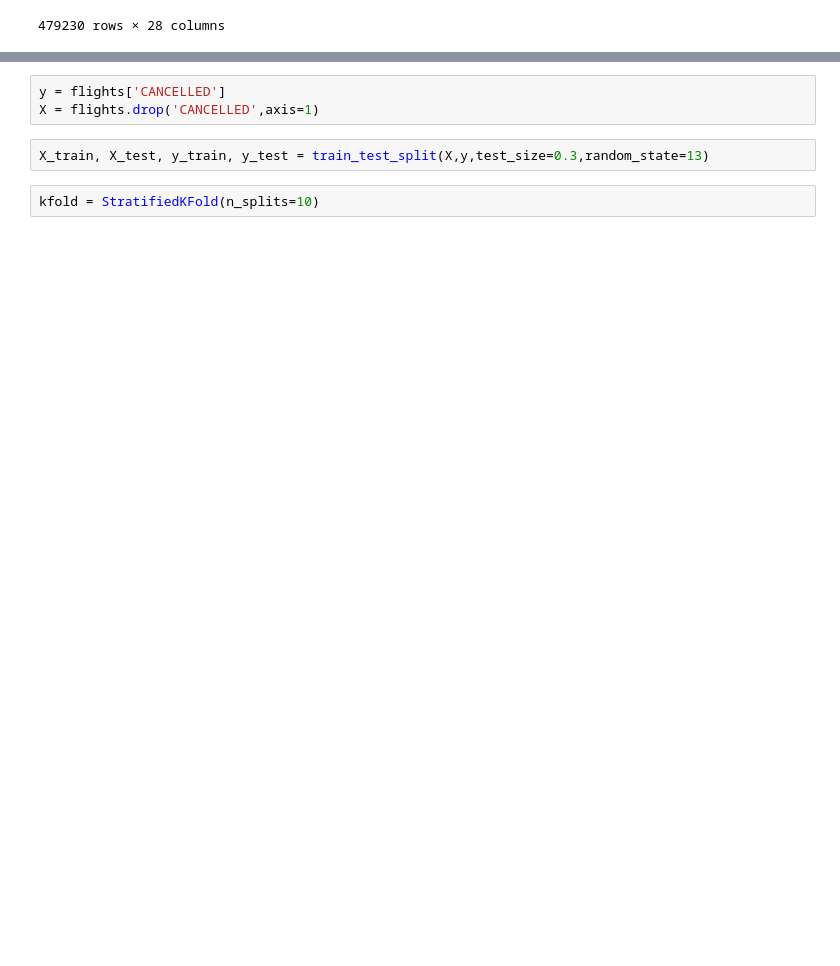
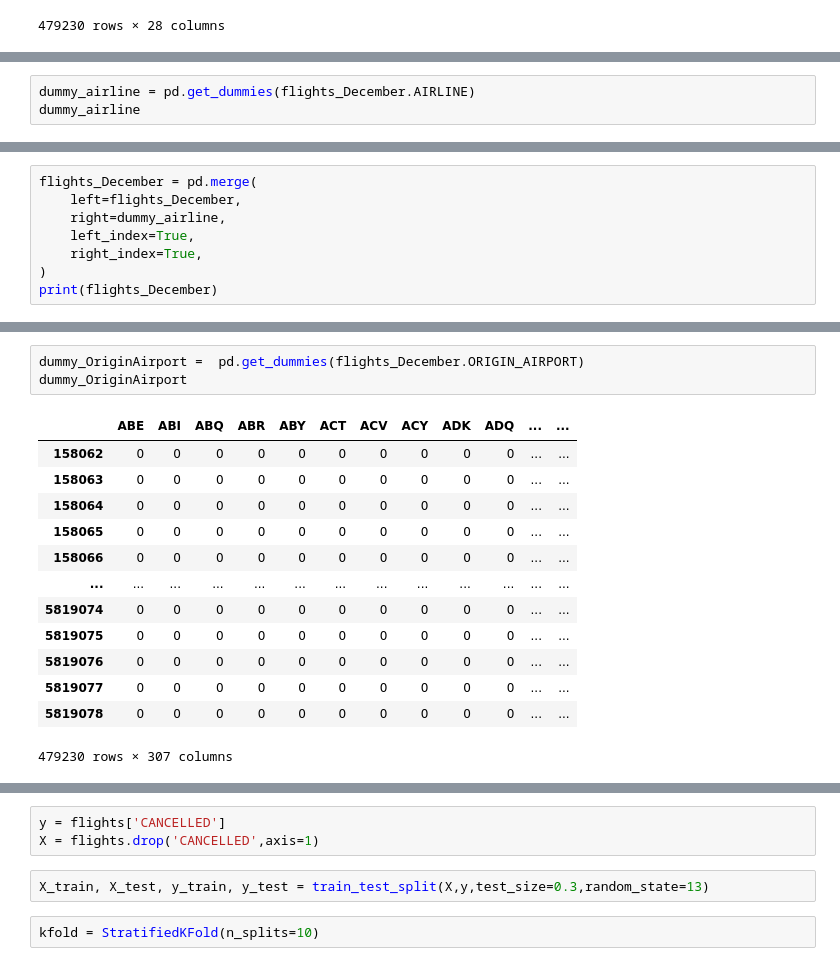
Before and after one commit to Salanakya/Flight-Cancellations, a Jupyter notebook: flightdelays.ipynb, the cells around one changed output, grey strips where cells are left out. Drawn from its saved outputs; the diff is of its cells as text; blank space fills up the shorter version.

```diff
--- a/flightdelays.ipynb
+++ b/flightdelays.ipynb
@@ -399,0 +383,3 @@ TypeError: ignored
+# %%
+dummy_airline = pd.get_dummies(flights_December.AIRLINE)
+dummy_airline
@@ -399,0 +400,8 @@ TypeError: ignored
+# %%
+flights_December = pd.merge(
+    left=flights_December,
+    right=dummy_airline,
+    left_index=True,
+    right_index=True,
+)
+print(flights_December)
@@ -399,0 +426,17 @@ TypeError: ignored
+# %%
+dummy_OriginAirport =  pd.get_dummies(flights_December.ORIGIN_AIRPORT)
+dummy_OriginAirport
+# %% [output]
+|  | ABE | ABI | ABQ | ABR | ABY | ACT | ACV | ACY | ADK | ADQ | ... | ... |
+| 158062 | 0 | 0 | 0 | 0 | 0 | 0 | 0 | 0 | 0 | 0 | ... | ... |
+| 158063 | 0 | 0 | 0 | 0 | 0 | 0 | 0 | 0 | 0 | 0 | ... | ... |
+| 158064 | 0 | 0 | 0 | 0 | 0 | 0 | 0 | 0 | 0 | 0 | ... | ... |
+| 158065 | 0 | 0 | 0 | 0 | 0 | 0 | 0 | 0 | 0 | 0 | ... | ... |
+| 158066 | 0 | 0 | 0 | 0 | 0 | 0 | 0 | 0 | 0 | 0 | ... | ... |
+| ... | ... | ... | ... | ... | ... | ... | ... | ... | ... | ... | ... | ... |
+| 5819074 | 0 | 0 | 0 | 0 | 0 | 0 | 0 | 0 | 0 | 0 | ... | ... |
+| 5819075 | 0 | 0 | 0 | 0 | 0 | 0 | 0 | 0 | 0 | 0 | ... | ... |
+| 5819076 | 0 | 0 | 0 | 0 | 0 | 0 | 0 | 0 | 0 | 0 | ... | ... |
+| 5819077 | 0 | 0 | 0 | 0 | 0 | 0 | 0 | 0 | 0 | 0 | ... | ... |
+| 5819078 | 0 | 0 | 0 | 0 | 0 | 0 | 0 | 0 | 0 | 0 | ... | ... |
+479230 rows × 307 columns
```
Also changed, not shown: parts of 11 cells of this notebook.
